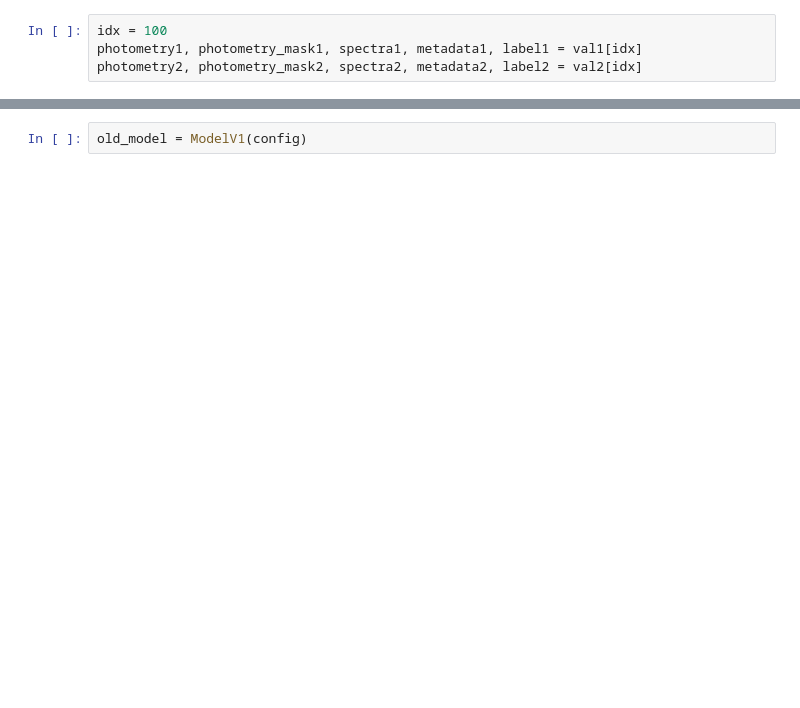
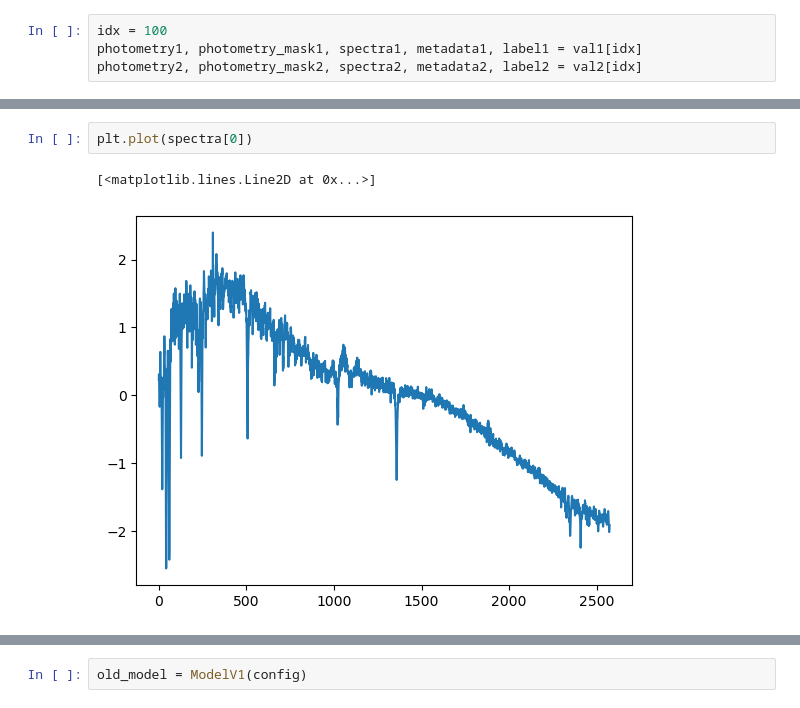
Before and after one commit to MeriDK/AstroM3, a Jupyter notebook: notebooks/023-test-refactor.ipynb, the cells around one changed output, grey strips where cells are left out. Saved outputs shown, nothing was run; the diff lists cells and outputs as text; blank space fills up the shorter version.

```diff
--- a/notebooks/023-test-refactor.ipynb
+++ b/notebooks/023-test-refactor.ipynb
@@ -152,0 +222,5 @@ np.array_equal(label1, label2)
+# %%
+plt.plot(spectra[0])
+# %% [output]
+[<matplotlib.lines.Line2D at 0x...>]
+[figure, added]
```
Also changed, not shown: parts of 51 cells of this notebook, 4 other files.
